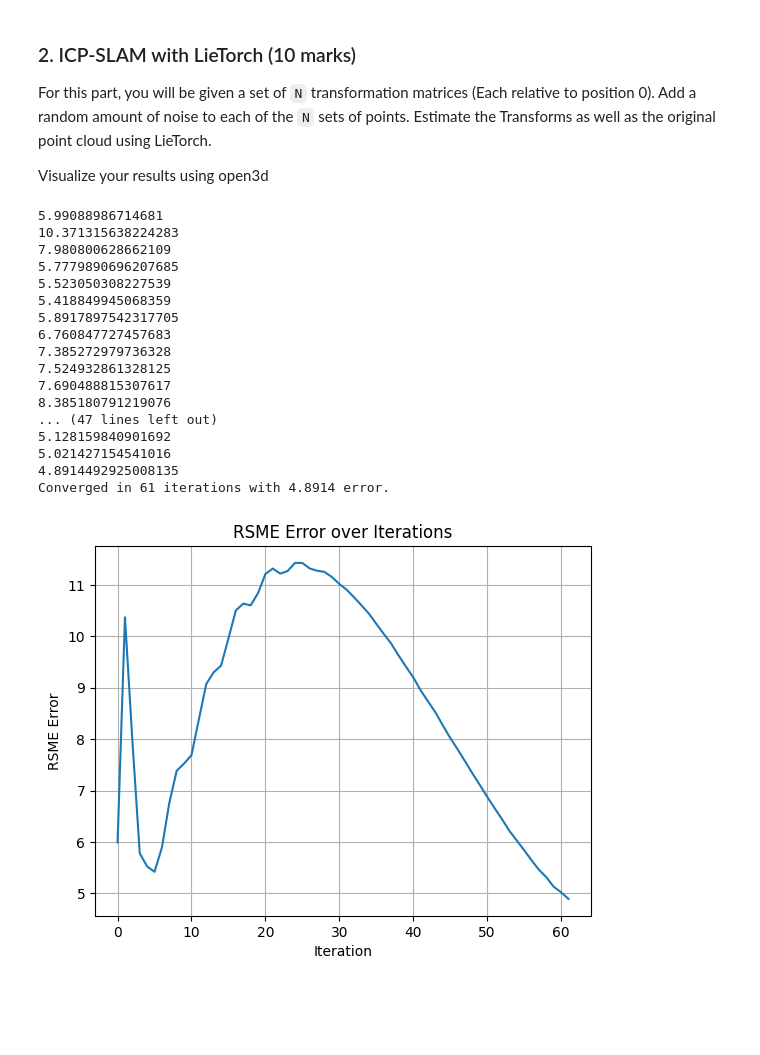
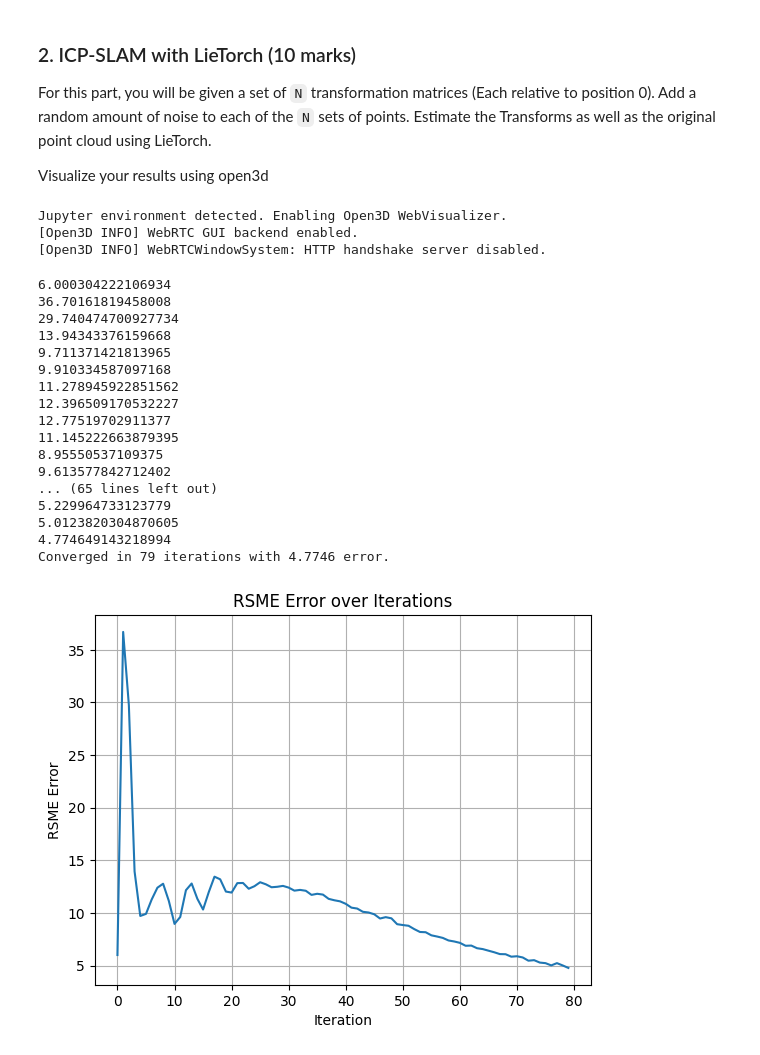
Before and after one commit to soham2560/MR24, a Jupyter notebook: Assignment_2/A2.ipynb, the cells around one changed output. Cells and saved outputs as stored; diff of their text form; code cells hidden in the pictures; blank space fills up the shorter version.

```diff
--- a/Assignment_2/A2.ipynb
+++ b/Assignment_2/A2.ipynb
@@ -168,8 +168,8 @@ class Model(torch.nn.Module):
 
 model = Model(BIGN-1,frames[0].pcl_tensor)
 optimizer = optim.Adam([
-    {'params': model.epsilon, 'lr': 9e-3},
-    {'params': model.points, 'lr': 5e-1},
+    {'params': model.epsilon, 'lr': 9e-5},
+    {'params': model.points, 'lr': 5e-3},
 ])
 errors = []
 
@@ -235,13 +253,13 @@ from scipy.spatial.transform import Rotation
 
 device = torch.device('cpu')
 
-def getTransform():
-    R = Rotation.from_euler('xyz', np.random.uniform(0, 2 * np.pi, 3)).as_matrix()
-    T = np.random.uniform(-250, 250, 3)
-    transformation_matrix = np.eye(4)
-    transformation_matrix[:3, :3] = R
-    transformation_matrix[:3, 3] = T
-    return transformation_matrix
+def getTransforms():
+    # N = 2 + int(torch.rand(1) * 3)
+    N = 5
+    euler_angles = torch.rand(N, 3) * 2 * torch.pi
+    translation = torch.rand(N, 3) * 500
+    transformation_params = torch.cat((translation, euler_angles), dim=1)
+    return SE3.exp(transformation_params).matrix()
 
 def matrix_to_se3(transformation_matrix):
     rotation_matrices = transformation_matrix[:3, :3]
@@ -281,14 +299,21 @@ def icp_with_svd(pcl0, pcl1):
     T[:3, :3] = R
     T[:3, 3] = t
     return T
+# %% [output]
+Jupyter environment detected. Enabling Open3D WebVisualizer.
+[Open3D INFO] WebRTC GUI backend enabled.
+[Open3D INFO] WebRTCWindowSystem: HTTP handshake server disabled.
 # %%
-BIGN = 4
+transforms = getTransforms()
+BIGN = transforms.shape[0]
+
+
 class yee(object):
     def __init__(self,id,open_visual,home_pcl,downsample):
         self.home_pcl_tensor = torch.tensor(np.array(home_pcl.points), dtype=torch.float32)
         self.open_visual = open_visual
         self.frame_num = id
-        self.point_transform = matrix_to_se3(getTransform())
+        self.point_transform = matrix_to_se3(transforms[id])
         self.pcl = transform_point_cloud(self.home_pcl_tensor + torch.randn_like(self.home_pcl_tensor) * 1, self.point_transform, downsample)
         self.pcl_tensor = self.pcl.requires_grad_(True)
         self.pcl_geom = o3d.geometry.PointCloud(o3d.utility.Vector3dVector(self.pcl.detach().numpy()))
@@ -372,48 +397,48 @@ for iteration in range(400):
     loss.backward()
     torch.nn.utils.clip_grad_norm_(model.parameters(), 0.1)
     optimizer.step()
 
     for frame in frames:
         frame.update_geom()
     error = loss.item()/(BIGN-1)
     print(error)
     errors.append(error)
 
     if error < 5e0:
         frames[0].update_color([0.0,1.0,0.0])
         for frame_iteration in range(1,BIGN):
             frames[frame_iteration].remove_pcl()
         print(f"Converged in {iteration} iterations with {error:.4f} error.")
         break
 
 if error > 5e0:
     print("Failed to converge")
 
 vis.run()
 vis.destroy_window()
 
 plt.plot(errors)
 plt.xlabel('Iteration')
 plt.ylabel('RSME Error')
 plt.title('RSME Error over Iterations')
 plt.grid()
 plt.show()
 # %% [output]
-5.99088986714681
-10.371315638224283
-7.980800628662109
-5.7779890696207685
-5.523050308227539
-5.418849945068359
-5.8917897542317705
-6.760847727457683
-7.385272979736328
-7.524932861328125
-7.690488815307617
-8.385180791219076
-... (47 lines left out)
-5.128159840901692
-5.021427154541016
-4.8914492925008135
-Converged in 61 iterations with 4.8914 error.
+6.000304222106934
+36.70161819458008
+29.740474700927734
+13.94343376159668
+9.711371421813965
+9.910334587097168
+11.278945922851562
+12.396509170532227
+12.77519702911377
+11.145222663879395
+8.95550537109375
+9.613577842712402
+... (65 lines left out)
+5.229964733123779
+5.0123820304870605
+4.774649143218994
+Converged in 79 iterations with 4.7746 error.
-[figure, old version]
+[figure, new version]
```
Also changed, not shown: parts of 3 cells of this notebook, 2 other files.
